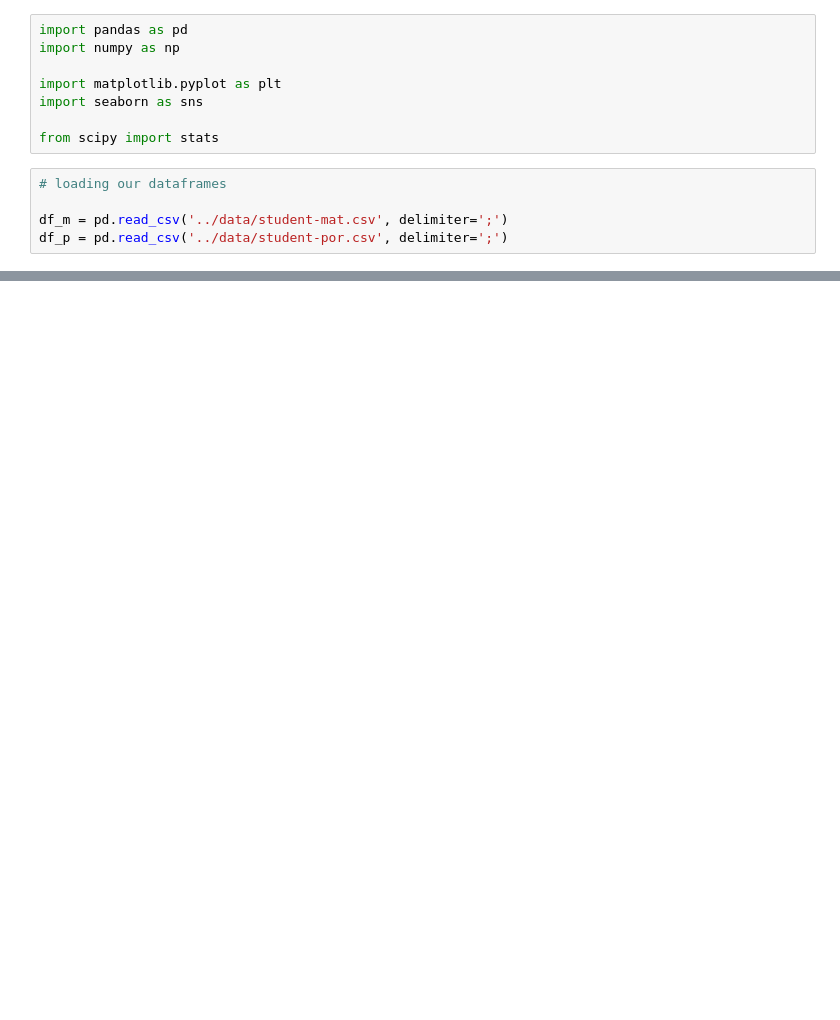
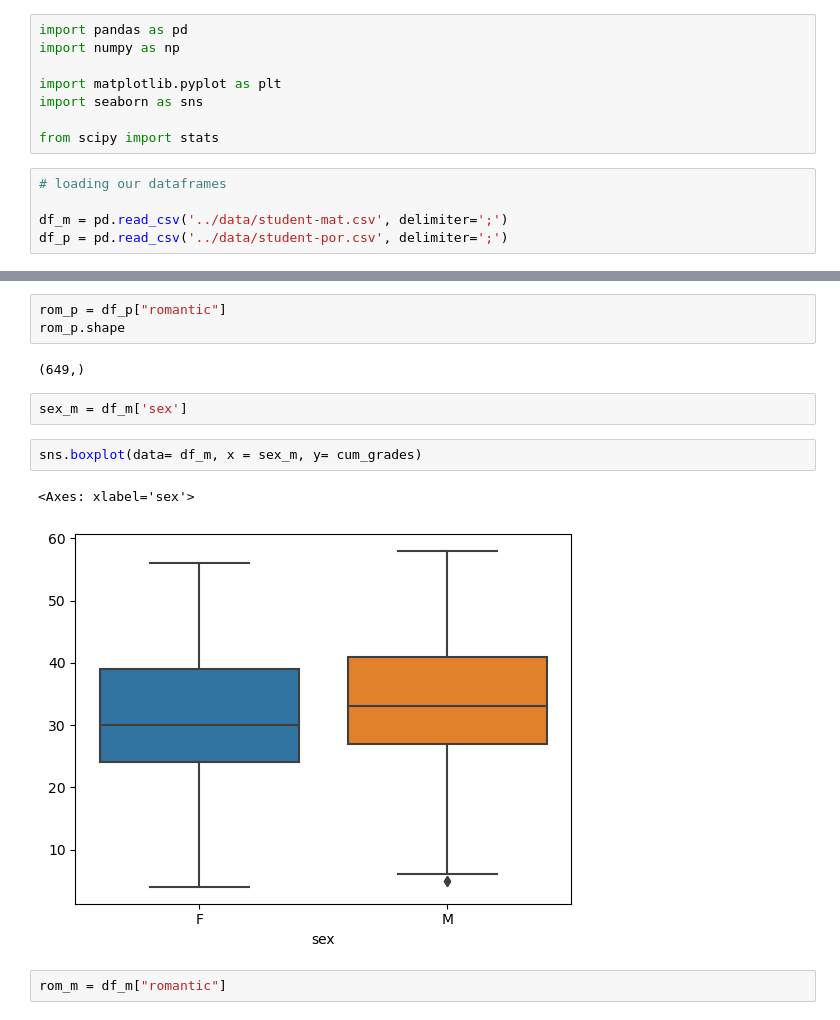
Before and after one commit to cshields164/end-of-phase1-project, a Jupyter notebook: code/01explore.ipynb, the cells around one changed output, grey strips where cells are left out. Cells and saved outputs as stored; diff of their text form; blank space fills up the shorter version.

```diff
--- a/code/01explore.ipynb
+++ b/code/01explore.ipynb
@@ -13,0 +30,14 @@ df_p = pd.read_csv('../data/student-por.csv', delimiter=';')
+# %%
+rom_p = df_p["romantic"]
+rom_p.shape
+# %% [output]
+(649,)
+# %%
+sex_m = df_m['sex']
+# %%
+sns.boxplot(data= df_m, x = sex_m, y= cum_grades)
+# %% [output]
+<Axes: xlabel='sex'>
+[figure, added]
+# %%
+rom_m = df_m["romantic"]
```
Also changed, not shown: parts of 16 cells of this notebook, 1 other file.
